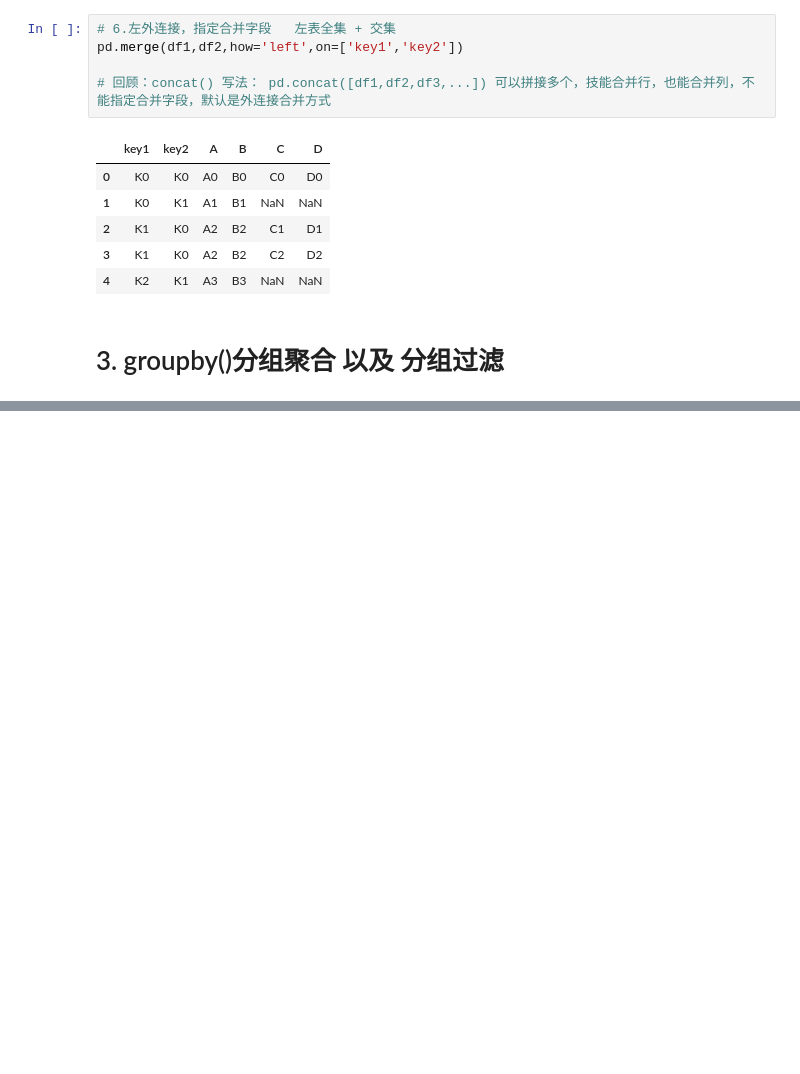
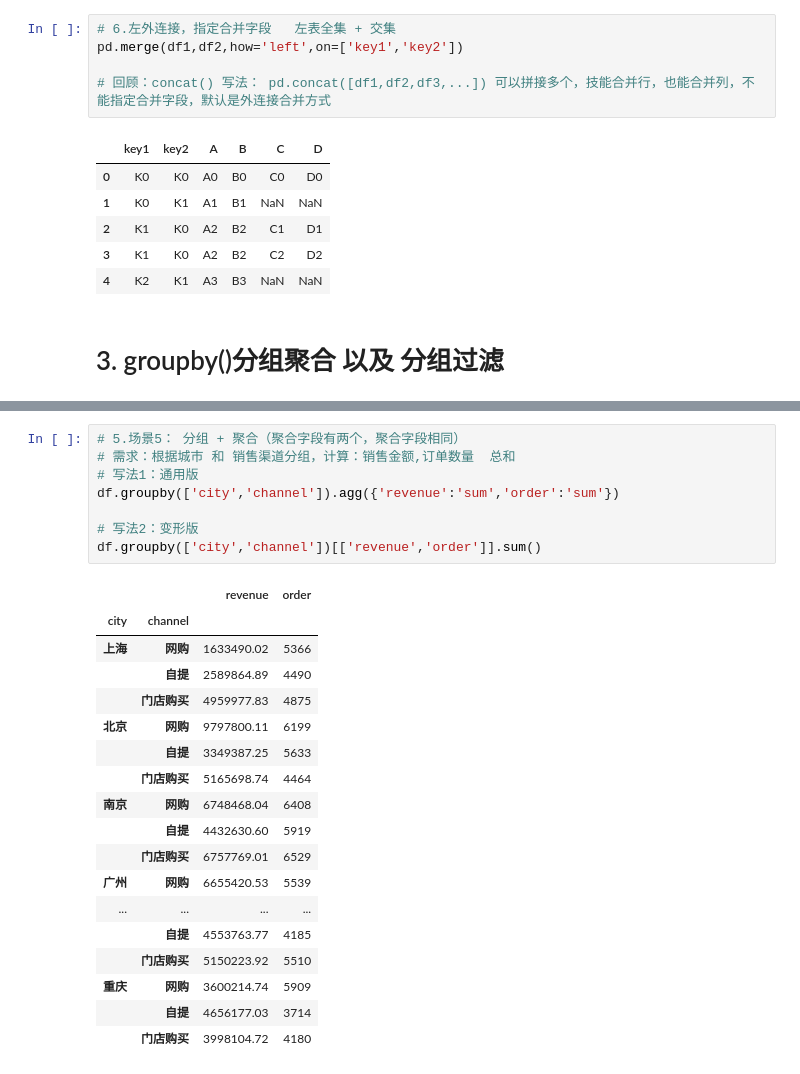
Before and after one commit to Dafu1011/Data-analysis-note, a Jupyter notebook: pandasProject/JupyterNoterbook/06_Pandas进阶语法.ipynb, the cells around one changed output, grey strips where cells are left out. Cells and saved outputs as stored; diff of their text form; blank space fills up the shorter version.

```diff
--- a/pandasProject/JupyterNoterbook/06_Pandas进阶语法.ipynb
+++ b/pandasProject/JupyterNoterbook/06_Pandas进阶语法.ipynb
@@ -458,0 +538,27 @@ df = pd.read_csv
+# %%
+# 5.场景5： 分组 + 聚合（聚合字段有两个，聚合字段相同）
+# 需求：根据城市 和 销售渠道分组，计算：销售金额,订单数量  总和
+# 写法1：通用版
+df.groupby(['city','channel']).agg({'revenue':'sum','order':'sum'})
+
+# 写法2：变形版
+df.groupby(['city','channel'])[['revenue','order']].sum()
+# %% [output]
+|  |  | revenue | order |
+| city | channel |  |  |
+| 上海 | 网购 | 1633490.02 | 5366 |
+|  | 自提 | 2589864.89 | 4490 |
+|  | 门店购买 | 4959977.83 | 4875 |
+| 北京 | 网购 | 9797800.11 | 6199 |
+|  | 自提 | 3349387.25 | 5633 |
+|  | 门店购买 | 5165698.74 | 4464 |
+| 南京 | 网购 | 6748468.04 | 6408 |
+|  | 自提 | 4432630.60 | 5919 |
+|  | 门店购买 | 6757769.01 | 6529 |
+| 广州 | 网购 | 6655420.53 | 5539 |
+| ... | ... | ... | ... |
+|  | 自提 | 4553763.77 | 4185 |
+|  | 门店购买 | 5150223.92 | 5510 |
+| 重庆 | 网购 | 3600214.74 | 5909 |
+|  | 自提 | 4656177.03 | 3714 |
+|  | 门店购买 | 3998104.72 | 4180 |
```
Also changed, not shown: parts of 16 cells of this notebook, 8 other files.
